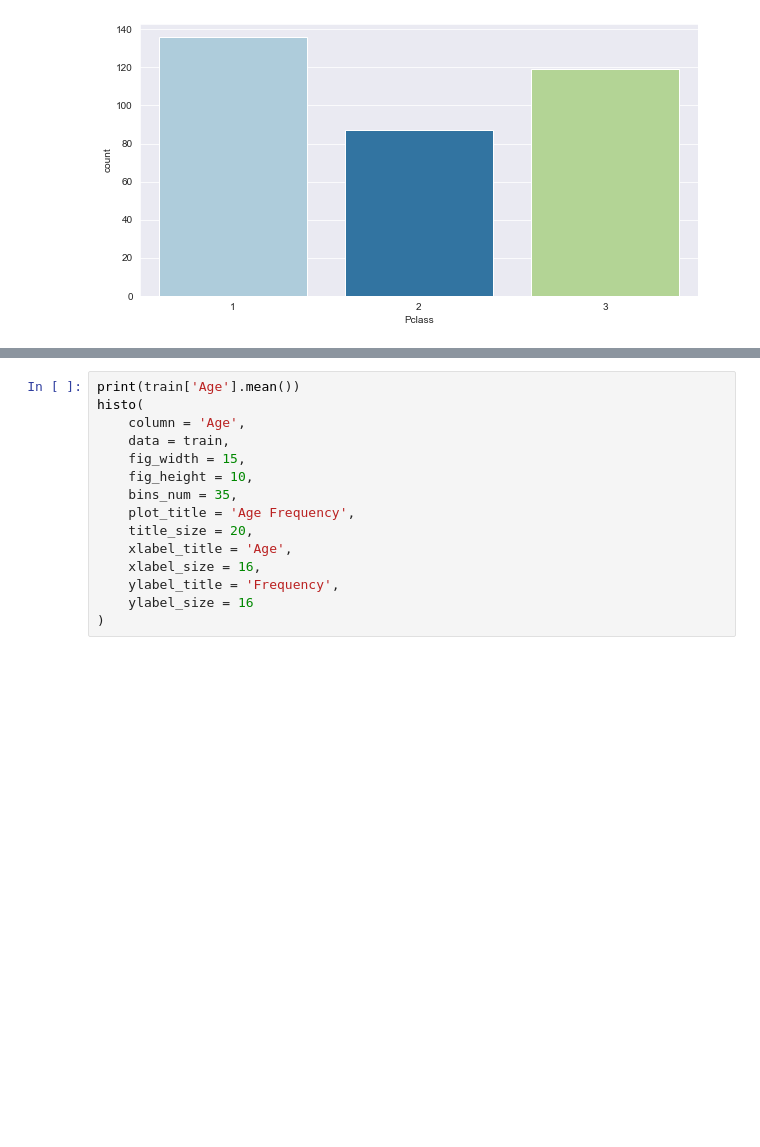
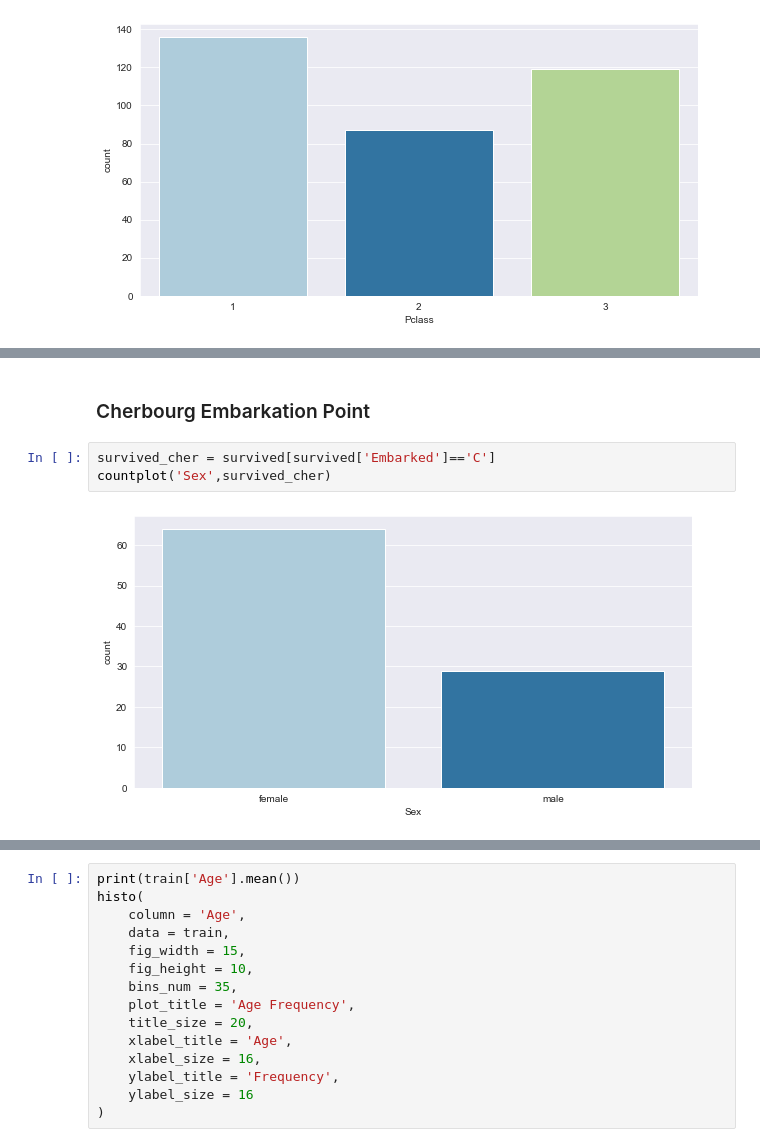
Before and after one commit to nizarhamood/Titanic, a Jupyter notebook: titanic.ipynb, the cells around one changed output, grey strips where cells are left out. Saved outputs shown, nothing was run; the diff lists cells and outputs as text; blank space fills up the shorter version.

```diff
--- a/titanic.ipynb
+++ b/titanic.ipynb
@@ -236,0 +251,7 @@ countplot('Pclass', survived)
+# %% [markdown]
+### Cherbourg Embarkation Point
+# %%
+survived_cher = survived[survived['Embarked']=='C']
+countplot('Sex',survived_cher)
+# %% [output]
+[figure, added]
```
Also changed, not shown: parts of 18 cells of this notebook, 2 other files.
